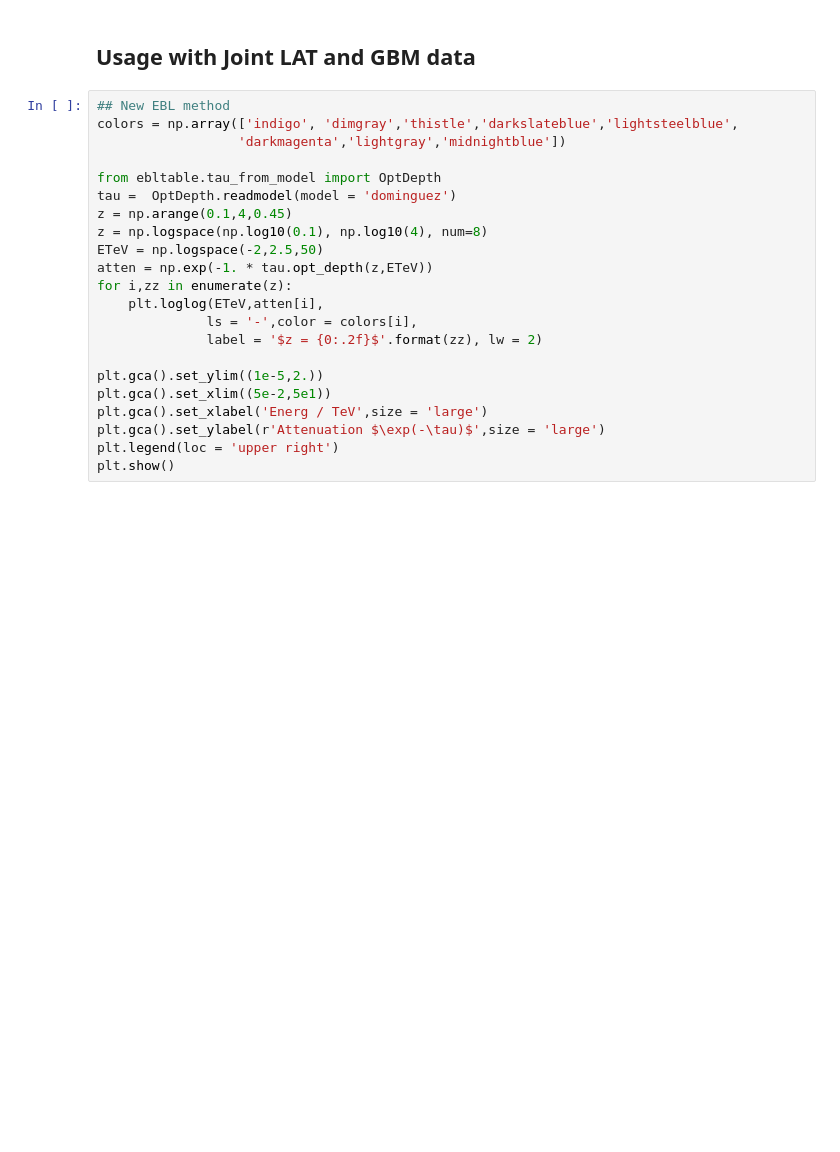
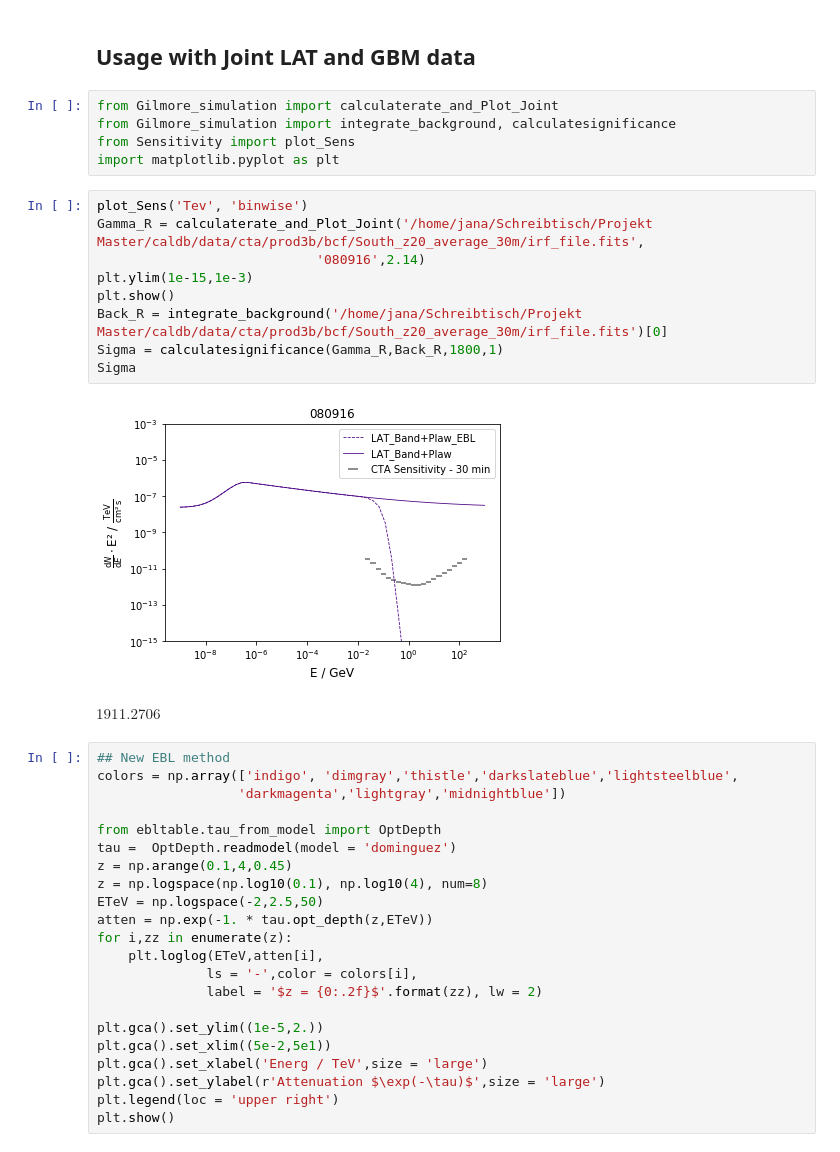
Before and after one commit to JanaMo/Project_Master, a Jupyter notebook: Realistic_Expectations.ipynb, the cells around one changed output. Drawn from its saved outputs; the diff is of its cells as text; blank space fills up the shorter version.

Commit message:
Added LAT data and new catalog

```diff
--- a/Realistic_Expectations.ipynb
+++ b/Realistic_Expectations.ipynb
@@ -507,5 +523,22 @@ Duration of simulation in seconds:  1800
 # %% [markdown]
 ## Usage with Joint LAT and GBM data
+# %%
+from Gilmore_simulation import calculaterate_and_Plot_Joint
+from Gilmore_simulation import integrate_background, calculatesignificance
+from Sensitivity import plot_Sens
+import matplotlib.pyplot as plt
+# %%
+plot_Sens('Tev', 'binwise')
+Gamma_R = calculaterate_and_Plot_Joint('/home/jana/Schreibtisch/Projekt Master/caldb/data/cta/prod3b/bcf/South_z20_average_30m/irf_file.fits',
+                            '080916',2.14)
+plt.ylim(1e-15,1e-3)
+plt.show()
+Back_R = integrate_background('/home/jana/Schreibtisch/Projekt Master/caldb/data/cta/prod3b/bcf/South_z20_average_30m/irf_file.fits')[0]
+Sigma = calculatesignificance(Gamma_R,Back_R,1800,1)
+Sigma
+# %% [output]
+[figure, added]
+$1911.2706 \; \mathrm{}$
 # %%
 ## New EBL method
 colors = np.array(['indigo', 'dimgray','thistle','darkslateblue','lightsteelblue',
```
Also changed, not shown: parts of 8 cells of this notebook, 7 other files.
